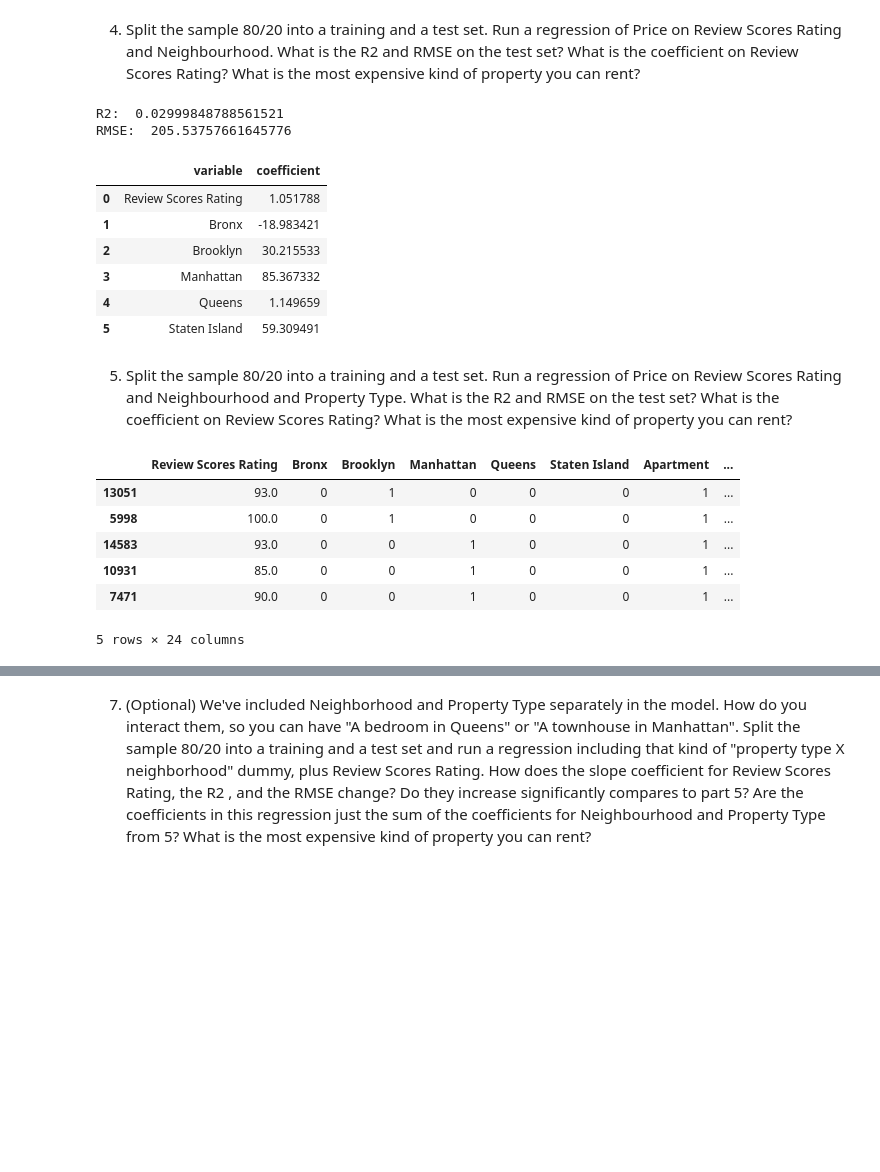
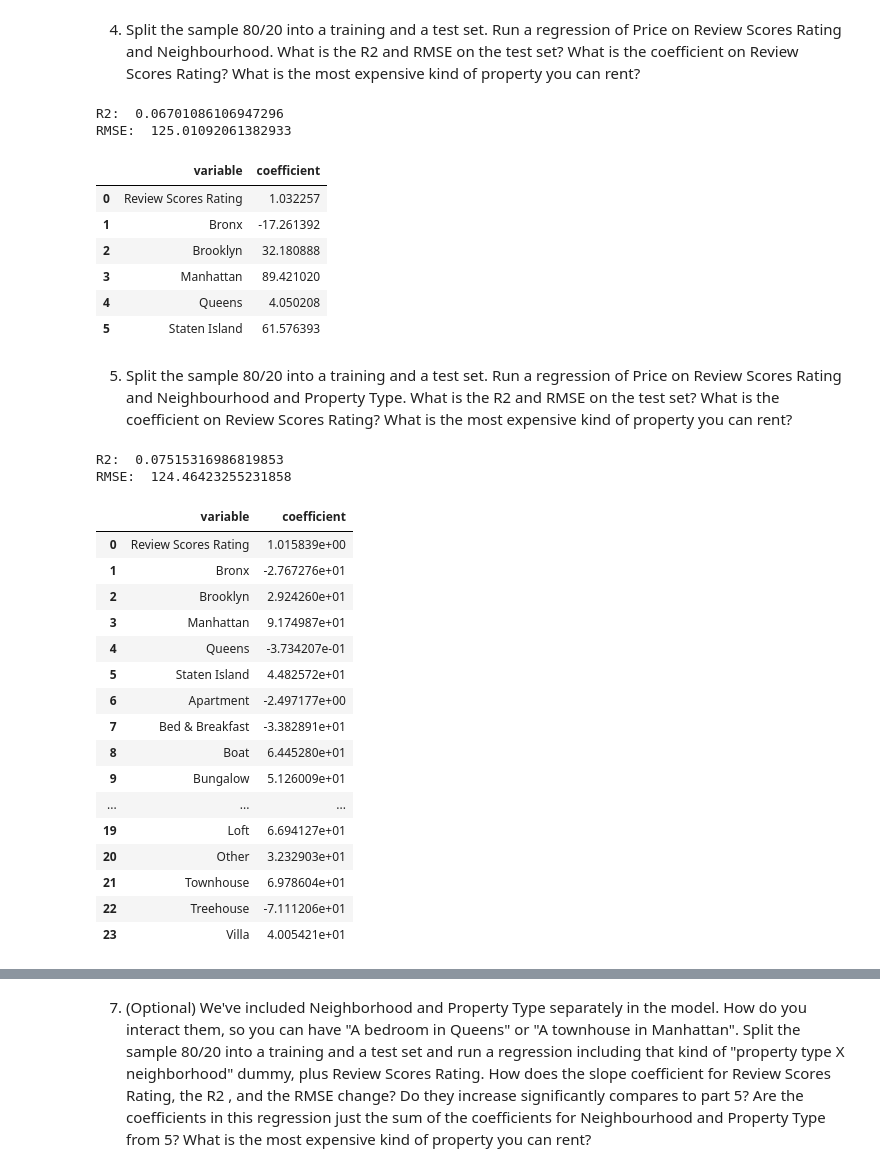
Before and after one commit to cann-emma/myfork-linearRegression, a Jupyter notebook: assignment.ipynb, the cells around one changed output, grey strips where cells are left out. Cells and saved outputs as stored; diff of their text form; code cells hidden in the pictures; blank space fills up the shorter version.

```diff
--- a/assignment.ipynb
+++ b/assignment.ipynb
@@ -189,4 +173,9 @@ X_train, X_test, y_train, y_test= train_test_split(X, y, test_size= 0.2, random_
 # %%
+y= clean['Price']
+X= pd.concat([clean['Review Scores Rating'], pd.get_dummies(clean['Neighbourhood '], dtype= 'int')], axis= 1)
+
+X_train, X_test, y_train, y_test= train_test_split(X, y, test_size= 0.2, random_state= 100)
+
 model1= linear_model.LinearRegression(fit_intercept= False).fit(X_train, y_train)
 y_hat= model1.predict(X_test)
 
@@ -196,28 +185,50 @@ print('RMSE: ', np.sqrt(mean_squared_error(y_test, y_hat)))
 results= pd.DataFrame({'variable': model1.feature_names_in_ ,'coefficient': model1.coef_})
 results
 # %% [output]
-R2:  0.02999848788561521
-RMSE:  205.53757661645776
+R2:  0.06701086106947296
+RMSE:  125.01092061382933
 |  | variable | coefficient |
-| 0 | Review Scores Rating | 1.051788 |
-| 1 | Bronx | -18.983421 |
-| 2 | Brooklyn | 30.215533 |
-| 3 | Manhattan | 85.367332 |
-| 4 | Queens | 1.149659 |
-| 5 | Staten Island | 59.309491 |
+| 0 | Review Scores Rating | 1.032257 |
+| 1 | Bronx | -17.261392 |
+| 2 | Brooklyn | 32.180888 |
+| 3 | Manhattan | 89.421020 |
+| 4 | Queens | 4.050208 |
+| 5 | Staten Island | 61.576393 |
 # %% [markdown]
 5. Split the sample 80/20 into a training and a test set. Run a regression of Price on Review Scores Rating and Neighbourhood and Property Type. What is the  R2  and RMSE on the test set? What is the coefficient on Review Scores Rating? What is the most expensive kind of property you can rent?
 # %%
+y= clean['Price']
 X= pd.concat([clean['Review Scores Rating'], pd.get_dummies(clean['Neighbourhood '], dtype= 'int'), pd.get_dummies(clean['Property Type'], dtype= 'int')], axis= 1)
 
-X_train, X_test, y_train, y_test= train_test_split(X, y, test_size= 0.2, random_state= 1)
+X_train, X_test, y_train, y_test= train_test_split(X, y, test_size= 0.2, random_state= 100)
 X_train.head()
+
+model= linear_model.LinearRegression(fit_intercept= False).fit(X_train, y_train)
+y_hat= model.predict(X_test)
+
+print('R2: ', model.score(X_test, y_test))
+print('RMSE: ', np.sqrt(mean_squared_error(y_test, y_hat)))
+
+results= pd.DataFrame({'variable': model.feature_names_in_ ,'coefficient': model.coef_})
+results
 # %% [output]
+R2:  0.07515316986819853
+RMSE:  124.46423255231858
-|  | Review Scores Rating | Bronx | Brooklyn | Manhattan | Queens | Staten Island | Apartment | ... |
-| 13051 | 93.0 | 0 | 1 | 0 | 0 | 0 | 1 | ... |
-| 5998 | 100.0 | 0 | 1 | 0 | 0 | 0 | 1 | ... |
-| 14583 | 93.0 | 0 | 0 | 1 | 0 | 0 | 1 | ... |
-| 10931 | 85.0 | 0 | 0 | 1 | 0 | 0 | 1 | ... |
-| 7471 | 90.0 | 0 | 0 | 1 | 0 | 0 | 1 | ... |
+|  | variable | coefficient |
+| 0 | Review Scores Rating | 1.015839e+00 |
+| 1 | Bronx | -2.767276e+01 |
+| 2 | Brooklyn | 2.924260e+01 |
+| 3 | Manhattan | 9.174987e+01 |
+| 4 | Queens | -3.734207e-01 |
+| 5 | Staten Island | 4.482572e+01 |
+| 6 | Apartment | -2.497177e+00 |
+| 7 | Bed & Breakfast | -3.382891e+01 |
+| 8 | Boat | 6.445280e+01 |
+| 9 | Bungalow | 5.126009e+01 |
+| ... | ... | ... |
+| 19 | Loft | 6.694127e+01 |
+| 20 | Other | 3.232903e+01 |
+| 21 | Townhouse | 6.978604e+01 |
+| 22 | Treehouse | -7.111206e+01 |
+| 23 | Villa | 4.005421e+01 |
-5 rows × 24 columns
 # %%
```
Also changed, not shown: parts of 13 cells of this notebook.
